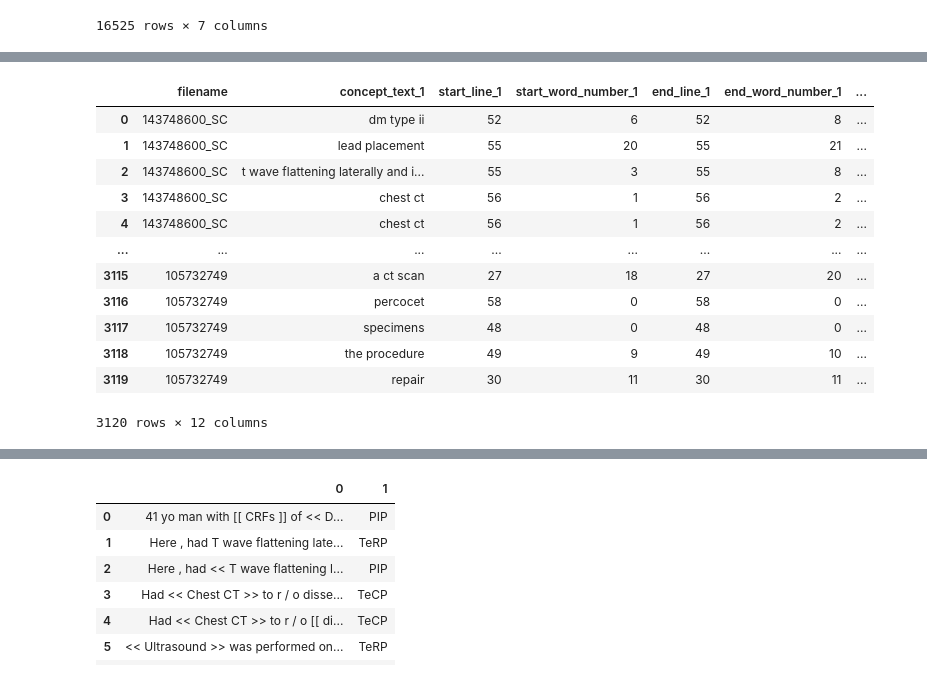
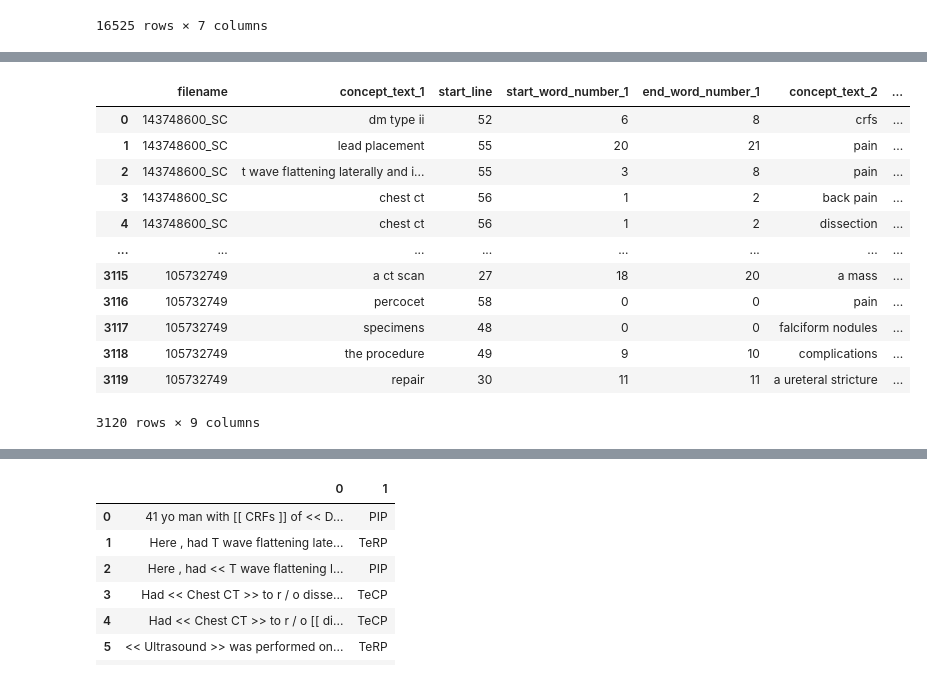
Before and after one commit to Mustapha-AJEGHRIR/medical_txt_parser, a Jupyter notebook: src/notebooks/relations_re/prepare_re_dataset.ipynb, the cells around one changed output, grey strips where cells are left out. Drawn from its saved outputs; the diff is of its cells as text; code cells hidden in the pictures.

```diff
--- a/src/notebooks/relations_re/prepare_re_dataset.ipynb
+++ b/src/notebooks/relations_re/prepare_re_dataset.ipynb
@@ -94,3 +94,32 @@ concept_df
 | 16523 | 105732749 | these tests | 61 | 11 | 61 | 12 | test |
 | 16524 | 105732749 | abdominal cramping | 52 | 11 | 52 | 12 | problem |
 16525 rows × 7 columns
+# %%
+# add concepts
+all_rel_df = pd.DataFrame()
+for fname in tqdm(df["filename"].unique()):
+    concept_dict = parse_concept(train_data_path + os.sep + concept_folder_name + os.sep + fname + ".con")
+
+    concept_df = pd.DataFrame(concept_dict).drop(columns=["end_line"])
+    test_concept_df = concept_df[concept_df["concept_type"] == "test"]
+    problem_concept_df = concept_df[concept_df["concept_type"] == "problem"]
+    treatment_concept_df = concept_df[concept_df["concept_type"] == "treatment"]
+
+    # class test --> problem
+    test_problem_df = pd.merge(test_concept_df, problem_concept_df, how="inner", on="start_line", suffixes=("_1", "_2"))
+
+    # class treatment --> problem
+    treatment_problem_df = pd.merge(treatment_concept_df, problem_concept_df, how="inner", on="start_line", suffixes=("_1", "_2"))
+
+    # class problem --> problem
+    problem_problem_df = pd.merge(problem_concept_df, problem_concept_df, how="inner", on="start_line", suffixes=("_1", "_2"))
+    problem_problem_df = problem_problem_df[problem_problem_df["concept_text_1"] != problem_problem_df["concept_text_2"]] # TODO: remove duplicates ?
+
+    tmp = pd.concat([test_problem_df, treatment_problem_df, problem_problem_df], axis=0)
+    tmp["filename"] = fname
+    all_rel_df = all_rel_df.append(tmp, ignore_index=True)
+
+all_rel_df = all_rel_df.sort_values(by=["filename", "start_line"])
+all_rel_df = all_rel_df.reset_index(drop=True)
+
+all_rel_df
@@ -97,22 +140,24 @@ concept_df
 # %%
 rel_df = pd.DataFrame(columns=[ "filename"]+list(rel.keys()))
 for i, file in df.iterrows():
     rel_dict = file["rel"]
     tmp = pd.DataFrame(rel_dict)
     tmp["filename"] = file["filename"]
     rel_df = rel_df.append(tmp, ignore_index=True)
+rel_df.drop(columns=["end_line_1", "start_line_2", "end_line_2"], inplace=True)
+rel_df.rename(columns={"start_line_1": "start_line"}, inplace=True)
 rel_df
 # %% [output]
-|  | filename | concept_text_1 | start_line_1 | start_word_number_1 | end_line_1 | end_word_number_1 | ... |
-| 0 | 143748600_SC | dm type ii | 52 | 6 | 52 | 8 | ... |
-| 1 | 143748600_SC | lead placement | 55 | 20 | 55 | 21 | ... |
-| 2 | 143748600_SC | t wave flattening laterally and i... | 55 | 3 | 55 | 8 | ... |
-| 3 | 143748600_SC | chest ct | 56 | 1 | 56 | 2 | ... |
-| 4 | 143748600_SC | chest ct | 56 | 1 | 56 | 2 | ... |
+|  | filename | concept_text_1 | start_line | start_word_number_1 | end_word_number_1 | concept_text_2 | ... |
+| 0 | 143748600_SC | dm type ii | 52 | 6 | 8 | crfs | ... |
+| 1 | 143748600_SC | lead placement | 55 | 20 | 21 | pain | ... |
+| 2 | 143748600_SC | t wave flattening laterally and i... | 55 | 3 | 8 | pain | ... |
+| 3 | 143748600_SC | chest ct | 56 | 1 | 2 | back pain | ... |
+| 4 | 143748600_SC | chest ct | 56 | 1 | 2 | dissection | ... |
 | ... | ... | ... | ... | ... | ... | ... | ... |
-| 3115 | 105732749 | a ct scan | 27 | 18 | 27 | 20 | ... |
-| 3116 | 105732749 | percocet | 58 | 0 | 58 | 0 | ... |
-| 3117 | 105732749 | specimens | 48 | 0 | 48 | 0 | ... |
-| 3118 | 105732749 | the procedure | 49 | 9 | 49 | 10 | ... |
-| 3119 | 105732749 | repair | 30 | 11 | 30 | 11 | ... |
+| 3115 | 105732749 | a ct scan | 27 | 18 | 20 | a mass | ... |
+| 3116 | 105732749 | percocet | 58 | 0 | 0 | pain | ... |
+| 3117 | 105732749 | specimens | 48 | 0 | 0 | falciform nodules | ... |
+| 3118 | 105732749 | the procedure | 49 | 9 | 10 | complications | ... |
+| 3119 | 105732749 | repair | 30 | 11 | 11 | a ureteral stricture | ... |
-3120 rows × 12 columns
+3120 rows × 9 columns
```
Also changed, not shown: parts of 20 cells of this notebook.
